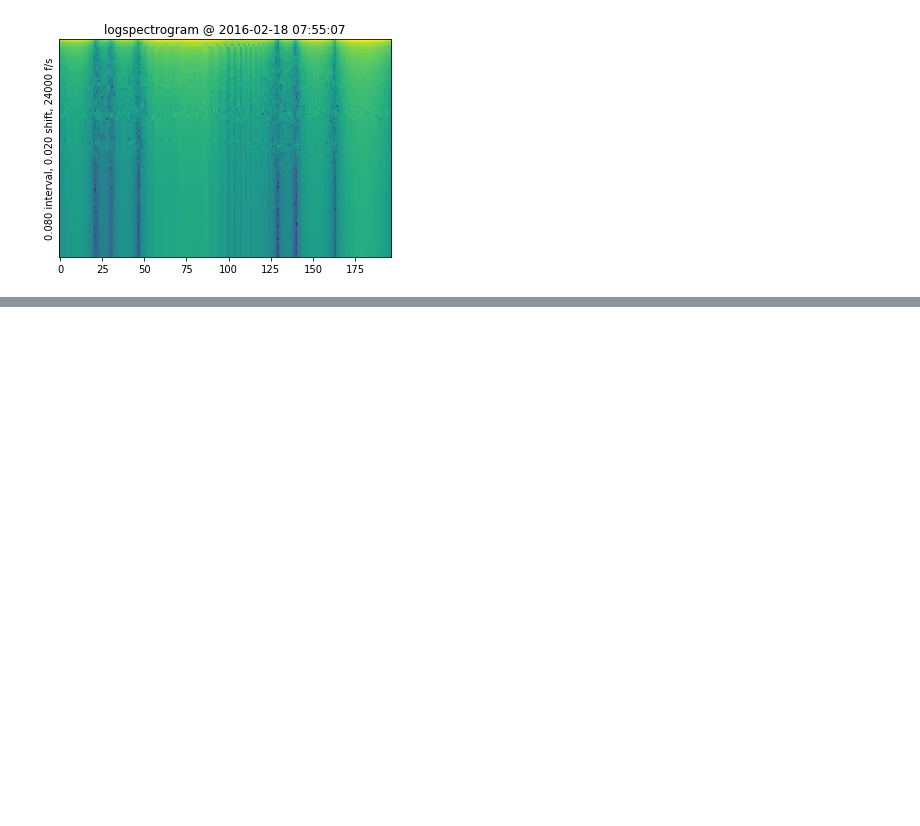
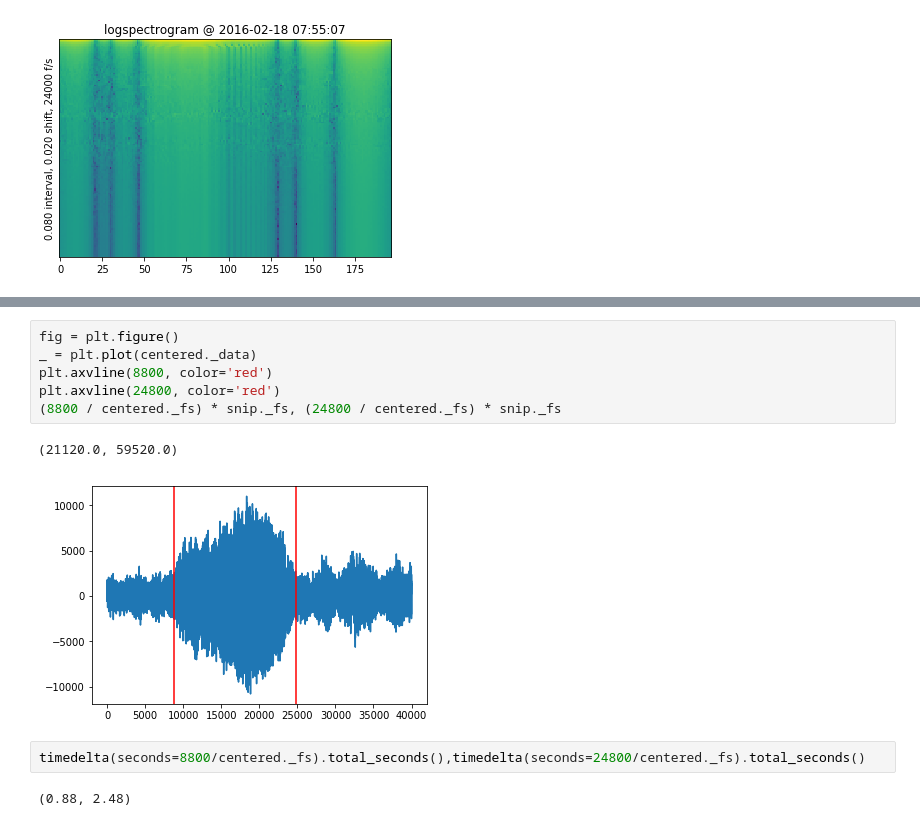
Before and after one commit to probinso/Whales, a Jupyter notebook: code/without_cenering.ipynb, the cells around one changed output, grey strips where cells are left out. Saved outputs shown, nothing was run; the diff lists cells and outputs as text; blank space fills up the shorter version.

```diff
--- a/code/without_cenering.ipynb
+++ b/code/without_cenering.ipynb
@@ -52,0 +53,13 @@ centered.Listen()
+# %%
+fig = plt.figure()
+_ = plt.plot(centered._data)
+plt.axvline(8800, color='red')
+plt.axvline(24800, color='red')
+(8800 / centered._fs) * snip._fs, (24800 / centered._fs) * snip._fs
+# %% [output]
+(21120.0, 59520.0)
+[figure, added]
+# %%
+timedelta(seconds=8800/centered._fs).total_seconds(),timedelta(seconds=24800/centered._fs).total_seconds()
+# %% [output]
+(0.88, 2.48)
```
Also changed, not shown: parts of 4 cells of this notebook, 11 other files.
